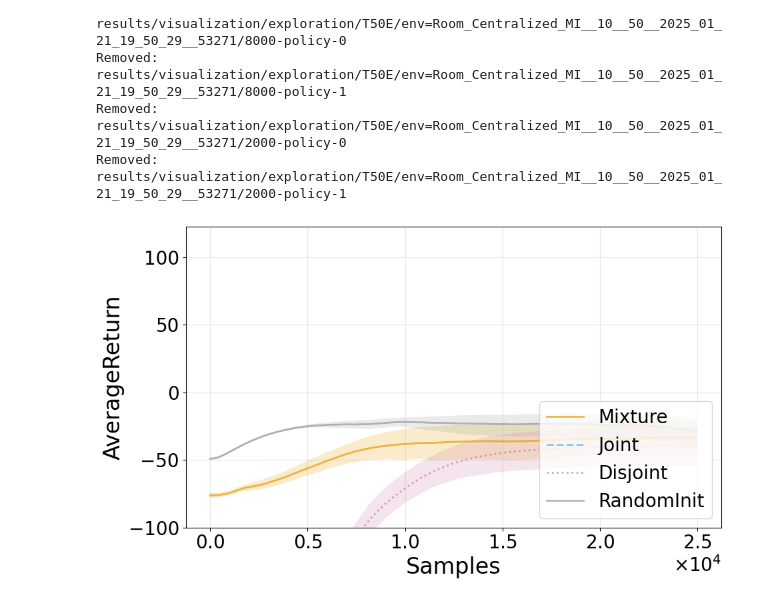
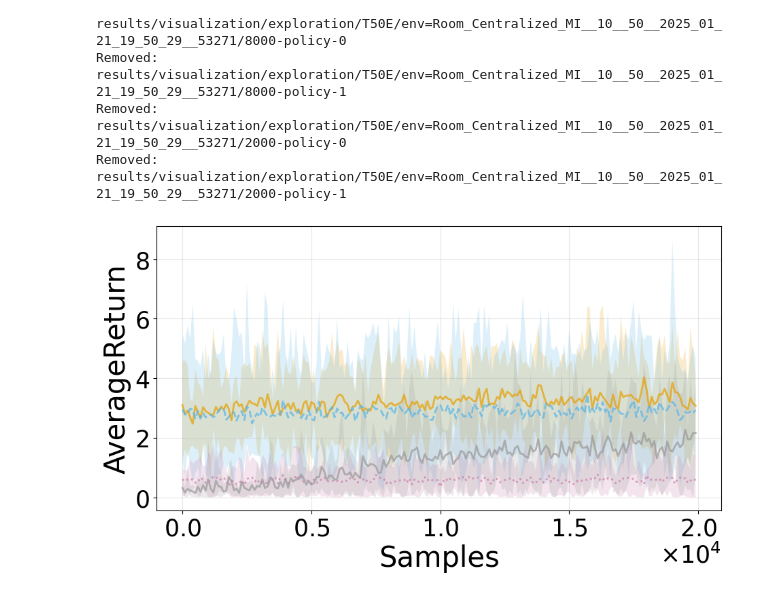
Before and after one commit to RiccZamboni/mepol, a Jupyter notebook: plotting.ipynb, the cells around one changed output. Saved outputs shown, nothing was run; the diff lists cells and outputs as text; code cells hidden in the pictures.

```diff
--- a/plotting.ipynb
+++ b/plotting.ipynb
@@ -138,7 +138,7 @@ for folder in os.listdir(base_dir):
             print(f"Removed: {file_path}")
 # %%
 # Renaming Files as Folders
-base_dir = "results/visualization/goal_rl/handreach/T25/"
+base_dir = "results/visualization/goal_rl/handreach/T100/"
 # Loop through all folders in the base directory
 for folder in os.listdir(base_dir):
     folder_path = os.path.join(base_dir, folder)
@@ -160,7 +160,7 @@ for folder in os.listdir(base_dir):
         print(f"Renamed: {file_path} -> {new_file_path}")
 # %%
 # Move Files in Main Folder and delete old folders
-parent_folder = "results/visualization/goal_rl/handreach/T25/"
+parent_folder = "results/visualization/goal_rl/handreach/T100/"
 # Walk through the directory tree
 for root, dirs, files in os.walk(parent_folder, topdown=False):
     # Move all files in the current folder to the parent folder
@@ -186,7 +186,7 @@ for root, dirs, files in os.walk(parent_folder, topdown=False):
             print(f"Could not delete folder {root}: {e}")
 # %%
 #Simplify Names WHEN NOT in Folders
-folder_path = "results/visualization/goal_rl/handreach/T25/"
+folder_path = "results/visualization/goal_rl/handreach/T25_3/"
 
 # Dictionary to track counts for each prefix
 prefix_counts = defaultdict(int)
@@ -200,7 +200,7 @@ for file in sorted(os.listdir(folder_path)):
         # Extract the desired part of the filename
         parts = file.split("__")
         if len(parts) > 2:
-            new_name = f"{parts[2]}__{parts[3]}.csv"
+            new_name = f"{parts[1]}__{parts[2]}__{parts[3]}.csv"
             old_path = os.path.join(folder_path, file)
             new_path = os.path.join(folder_path, new_name)
 
@@ -248,8 +248,8 @@ for folder in os.listdir(base_dir):
                     break
 # %%
 # Creating Data Structure For Plotting
-t_lenght = 25
-exp_name = "T" + f"{t_lenght}" # + "E"
+t_lenght = 100
+exp_name = "T" + f"{t_lenght}"
 plotting_curve = "AverageReturn" # joint entropy, mixture entropy, entropy A1, entropy A2, AverageReturn
 
 # Base directory containing the folders
@@ -258,8 +258,11 @@ base_dir = f"results/visualization/goal_rl/handreach/{exp_name}"
 
 # Define the prefixes to look for
 # prefixes = ["MI_Centralized", "Centralized", "KL_Decentralized", "Decentralized", "RandomInit"]
-prefixes = ["MI_Centralized", "Centralized", "Decentralized", "RandomInit"]
-#prefixes = ["Room_env=Room_MI_Centralized", "Room_env=Room_Centralized", "Room_env=Room_KL_Decentralized", "Room_env=Room_Decentralized", "Room_env=Room_Random"]
+# prefixes = ["MI_Centralized", "Centralized", "Decentralized", "RandomInit"]
+# prefixes = ["MI_Centralized", "Centralized", "Decentralized", "RandomInit"]
+# prefixes = ["Room_env=Room_MI_Centralized", "Room_env=Room_Centralized",  "Room_env=Room_Decentralized", "Room_env=Room_Random"]
+prefixes = ["HandReach_env=HandReach__handreach__MI_Centralized", "HandReach_env=HandReach__handreach__Centralized","HandReach_env=HandReach__handreach__Decentralized", "HandReach_env=HandReach__RandomInit"]
+
 # Dictionary to store data for each prefix
 data_by_prefix = {prefix: [] for prefix in prefixes}
 
@@ -292,12 +295,14 @@ for prefix, data in data_by_prefix.items():
 # %%
 # Blue scale color palette
 
-colorblind_palette = ['#E69F00', '#56B4E9',  '#CC79A7', '#999999']
+# colorblind_palette = ['#E69F00', '#56B4E9', '#009E73', '#CC79A7', '#999999']
+colorblind_palette = ['#E69F00', '#56B4E9', '#CC79A7', '#999999']
 # colorblind_palette = ['#E69F00', '#56B4E9', '#009E73',  '#CC79A7']
-line_styles = ['-', '--',  ':', "-"]  # Line styles for differentiation
+line_styles = ['-', '--', ':', "-"]  # Line styles for differentiation
+# line_styles = ['-', '--', '-.', ':', "-"]  # Line styles for differentiation
 # line_styles = ['-', '--', '-.', ':']  # Line styles for differentiation
 # legend_prefixes = ["Mixture", "Joint", "Disjoint Reg", "Disjoint", "RandomInit"]
-legend_prefixes = ["Mixture", "Joint",  "Disjoint", "RandomInit"]
+legend_prefixes = ["Mixture", "Joint", "Disjoint", "RandomInit"]
 # legend_prefixes = ["Mixture", "Joint", "Disjoint Reg", "Disjoint"]
 
 # Set color and line style cycler
@@ -305,36 +310,36 @@ plt.rc('axes', prop_cycle=(cycler(color=colorblind_palette) + cycler(linestyle=l
 
 
 # Plot the results
 plt.figure(figsize=(10, 6))
 
 for (prefix, stats), label in zip(results.items(),legend_prefixes) :
     x = np.arange(len(stats["means"]))*t_lenght
 
     # Evaluate splines at finer x points
-    mean_smooth = exponential_moving_average(stats["means"], alpha=0.01) #0.9 for pretraining
-    lower_ci_smooth = exponential_moving_average(stats["lower_ci"], alpha=0.01)
-    upper_ci_smooth = exponential_moving_average(stats["upper_ci"], alpha=0.01)
+    mean_smooth = exponential_moving_average(stats["means"], alpha=0.9) #0.9 for pretraining
+    lower_ci_smooth = exponential_moving_average(stats["lower_ci"], alpha=0.9)
+    upper_ci_smooth = exponential_moving_average(stats["upper_ci"], alpha=0.9)
 
     # Plot smoothed mean and confidence intervals
     plt.plot(x, mean_smooth, label=label, linewidth=2, alpha=0.7)
     plt.fill_between(x, lower_ci_smooth, upper_ci_smooth, alpha=0.2)
 
 # Enforce scientific notation on both axes
 formatter = ScalarFormatter(useMathText=True)  # Use math text for better formatting
 formatter.set_scientific(True)  # Enable scientific notation
 formatter.set_powerlimits((-3, 3))  # Set range for scientific notation (e.g., 1e-3 to 1e3)
 ax = plt.gca()
 ax.xaxis.set_major_formatter(formatter)
 # ax.yaxis.set_major_formatter(formatter)
 # plt.title("Performance", fontsize=14)
 plt.xlabel("Samples")
 plt.ylabel(plotting_curve)
-plt.legend(loc="lower right")
+# plt.legend(loc="upper left")
 plt.grid(alpha=0.3)
-plt.ylim(ymin=-100)  # Sets only the lower limit
+# plt.ylim(ymin=-100)  # Sets only the lower limit
 #plt.ylim(ymax=40)
 plt.tight_layout()
 plt.savefig(f"{base_dir}/{plotting_curve}.pdf", format="pdf", dpi=300)
 plt.show()
 # %% [output]
-[figure, old version]
+[figure, new version]
```
Also changed, not shown: parts of 3 cells of this notebook, 9 other files.
